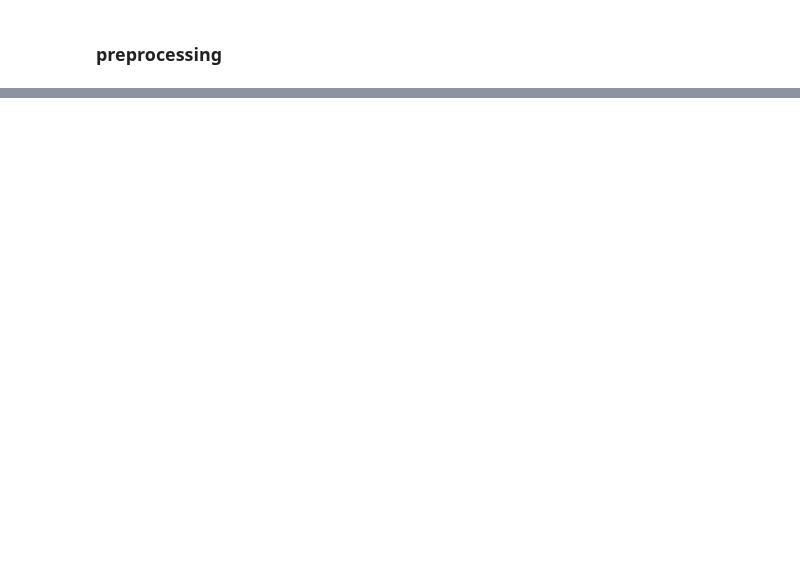
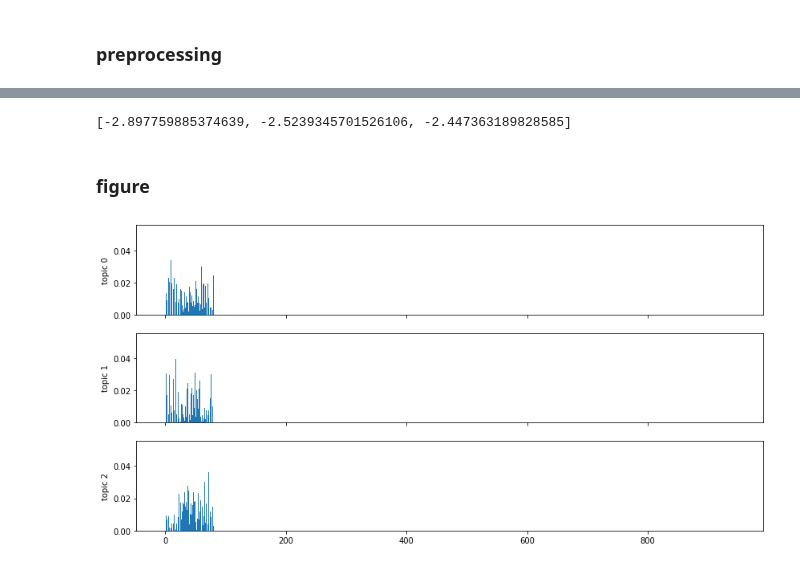
Before and after one commit to ariansajina/master-thesis, a Jupyter notebook: notebooks/topic_models.ipynb, the cells around one changed output, grey strips where cells are left out. Saved outputs shown, nothing was run; the diff lists cells and outputs as text; code cells hidden in the pictures; blank space fills up the shorter version.

```diff
--- a/notebooks/topic_models.ipynb
+++ b/notebooks/topic_models.ipynb
@@ -117,0 +187,3 @@ dictionary.filter_extremes(
+# %%
+import multiprocessing
+n_cores = multiprocessing.cpu_count() - 1
@@ -117,0 +283,5 @@ dictionary.filter_extremes(
+# %%
+# find best combination of hyperparams
+results = pd.read_csv('../data/euroleaks/lda_tuning_results.csv')
+best = results.iloc[np.argmin(results['coherence'])]
+best
@@ -117,0 +297,23 @@ dictionary.filter_extremes(
+# %%
+# train basic LDA model with those hyperparameters
+
+dictionary, corpora = filter_extremes(documents, best['no_below'], best['no_above'])
+
+lda_model = LdaMulticore(corpus=corpus if best['corpus'] == corpus_title[0] else tfidf_corpus,
+                         id2word=dictionary,
+                         num_topics=best['num_topics'],
+                         alpha=best['alpha'],
+                         eta=best['beta'],
+                         random_state=100,
+                         iterations=400,
+                         passes=20
+                        )
+
+
+# get coherence per topic
+
+coherence_model_lda = CoherenceModel(model=lda_model,
+                                     corpus=corpus,
+                                     coherence='u_mass')
+
+coherence_per_topic = coherence_model_lda.get_coherence_per_topic()
@@ -117,0 +335,21 @@ dictionary.filter_extremes(
+# %%
+pprint(coherence_per_topic)
+# %% [output]
+[-2.897759885374639, -2.5239345701526106, -2.447363189828585]
+# %% [markdown]
+### figure
+# %%
+term_topic_matrix = lda_model.get_topics()
+term_topic_matrix.shape
+# %%
+fig, axes = plt.subplots(3, 1, sharex=True, sharey=True, figsize=(14,7))
+
+x = range(len(dictionary))
+
+for i, ax in enumerate(axes):
+    ax.bar(range(len(term_topic_matrix[i])), term_topic_matrix[i], width=.8)
+    ax.set_ylabel(f'topic {i}')
+    #ax.set_yticks([])
+    #ax.set_xticks([])
+# %% [output]
+[figure, added]
```
Also changed, not shown: parts of 107 cells of this notebook.
